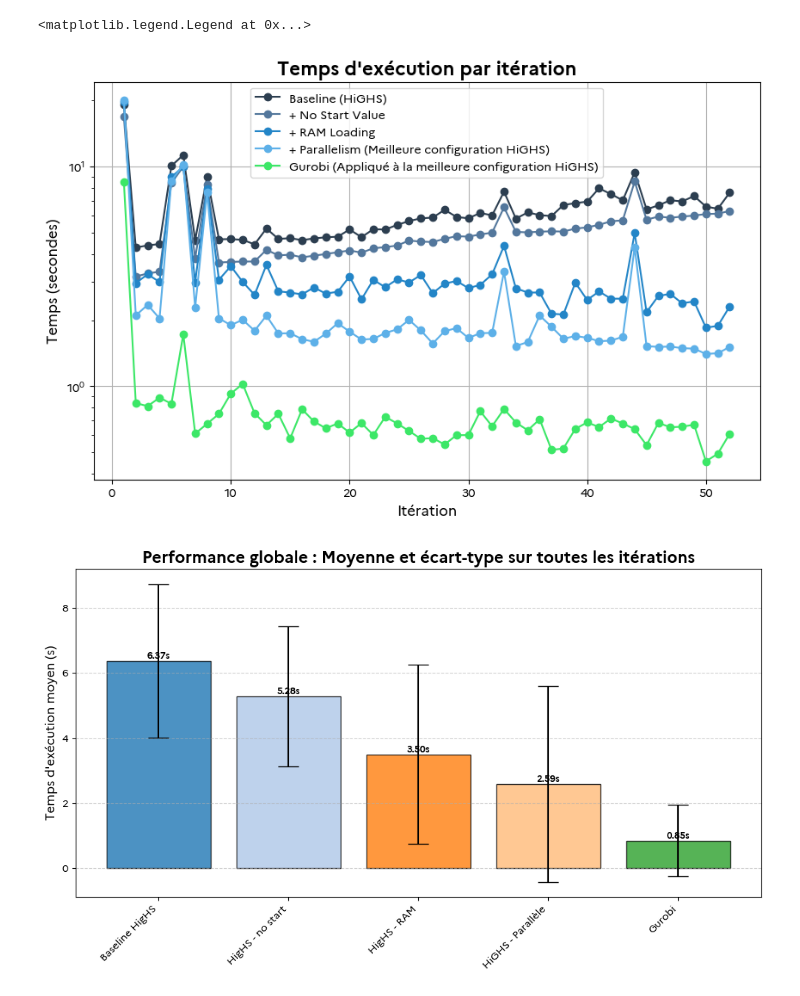
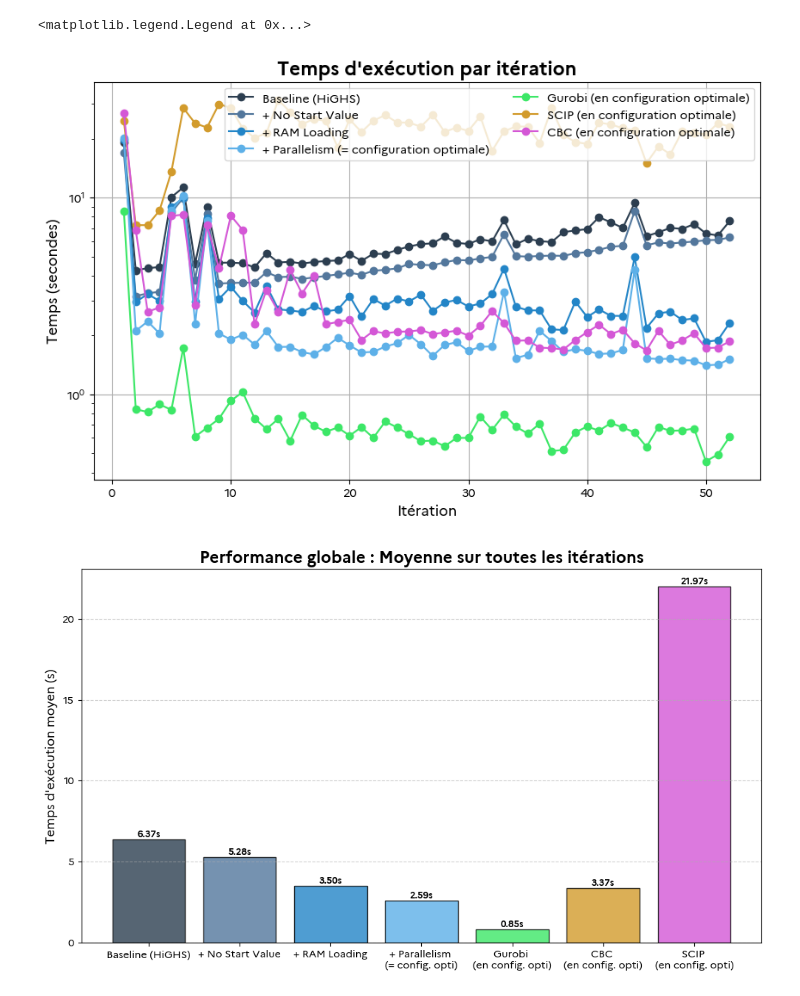
Before and after one commit to alextonon/ETE305_Optimization_Study, a Jupyter notebook: petit analyzer.ipynb, the cells around one changed output. Drawn from its saved outputs; the diff is of its cells as text; code cells hidden in the pictures.

```diff
--- a/petit analyzer.ipynb
+++ b/petit analyzer.ipynb
@@ -64,7 +64,8 @@ timing_2 = "results/timing_log5BB0587E_chargement_enRAM_au_début.csv"
 timing_3 = "results/timing_log_60193D33_ancienXlSX_laoding_sans_start_value.csv"
 timing_4 = "results/timing_log_D8B55459_Gurobi_sans_start_value_chargement_ram.csv"
 timing_5 = "results/timing_log45C8DE08_nouveaux_hyperparamètres_HiGHS_parallel.csv"
-timing_6 = "results/timing_logFF793A_HighS_best_windows.csv"
+timing_6 = "results/timing_logC3357B0B_SCIP sans autres param.csv"
+timing_7 = "results/timing_logF95D0526_CBC.csv"
 
 timing_df = pd.read_csv(timing_1, sep=";")
 timing_df_2 = pd.read_csv(timing_2, sep=";")
@@ -72,20 +73,23 @@ timing_df_3 = pd.read_csv(timing_3, sep=";")
 timing_df_4 = pd.read_csv(timing_4, sep=";")
 timing_df_5 = pd.read_csv(timing_5, sep=";")
 timing_df_6 = pd.read_csv(timing_6, sep=";")
+timing_7 = pd.read_csv(timing_7, sep=";")
 
 import matplotlib.pyplot as plt
 import numpy as np
 
 # Liste des DataFrames dans l'ordre de ta progression
-dfs = [timing_df, timing_df_3, timing_df_2, timing_df_5, timing_df_4, timing_df_6]
+dfs = [timing_df, timing_df_3, timing_df_2, timing_df_5, timing_df_4, timing_7, timing_df_6]
 
 # Labels qui expliquent l'incrément
 cumulative_labels = [
     "Baseline (HiGHS)",
     "+ No Start Value",
     "+ RAM Loading",
-    "+ Parallelism (OPTIMAL)",
-    "Gurobi (meilleure configuration HiGHS)",
+    "+ Parallelism (= configuration optimale)",
+    "Gurobi (en configuration optimale)",
+    "CBC (en configuration optimale)",
+        "SCIP (en configuration optimale)"
 ]
 # %%
 plt.figure(figsize=(10, 6))
@@ -95,7 +99,8 @@ color_palette = [
     "#2385c7", # + RAM
     "#5db0e8", # + Parallel (Le plus optimisé HiGHS)
     "#3ce767", # Gurobi (Rouge pour marquer le changement de moteur)
-    "#d29b2c"  # Windows (Gris pour l'aspect environnement différent)
+    "#d29b2c",  # Windows (Gris pour l'aspect environnement différent)
+    "#d457d6"
 ]
 
 for i, df in enumerate(dfs):
@@ -107,50 +112,52 @@ plt.xlabel("Itération")
 plt.ylabel("Temps (secondes)")
 plt.title("Temps d'exécution par itération")
 plt.yscale("log")  # Utilisation d'une échelle logarithmique pour mieux visualiser les différences
-plt.legend()
+plt.legend(loc="upper right",ncol=2)
 # %% [output]
 <matplotlib.legend.Legend at 0x...>
-[figure, old version]
+[figure, new version]
 # %%
 import matplotlib.pyplot as plt
 import numpy as np
 
 # Préparation des données
-labels = [
-    "Baseline HigHS",
-    "HigHS - no start",
-    "HigHS - RAM",
-    "HiGHS - Parallèle",
-    "Gurobi"
+cumulative_labels = [
+    "Baseline (HiGHS)",
+    "+ No Start Value",
+    "+ RAM Loading",
+    "+ Parallelism \n(= config. opti)",
+    "Gurobi \n(en config. opti)",
+        "CBC \n(en config. opti)",
+    "SCIP \n(en config. opti)",
+
 ]
-dfs = [timing_df, timing_df_3, timing_df_2, timing_df_5, timing_df_4]
+dfs = [timing_df, timing_df_3, timing_df_2, timing_df_5, timing_df_4, timing_7, timing_df_6]
 
 # Calcul des métriques
 means = [df["temps_secondes"].mean() for df in dfs]
 stds = [df["temps_secondes"].std() for df in dfs]
 
 # Tracé
 plt.figure(figsize=(10, 6))
-color_palette = plt.get_cmap("tab20").colors
-x_pos = np.arange(len(labels))
+x_pos = np.arange(len(cumulative_labels))
 
-bars = plt.bar(x_pos, means, yerr=stds, align='center',
-               alpha=0.8, color=color_palette[:len(labels)],
+bars = plt.bar(x_pos, means, align='center',
+               alpha=0.8, color=color_palette[:len(cumulative_labels)],
                capsize=10, edgecolor='black')
 
 # Personnalisation
 plt.ylabel('Temps d\'exécution moyen (s)')
-plt.xticks(x_pos, labels, rotation=45, ha="right")
-plt.title('Performance globale : Moyenne et écart-type sur toutes les itérations')
+plt.xticks(x_pos, cumulative_labels)
+plt.title('Performance globale : Moyenne sur toutes les itérations')
 plt.grid(axis='y', linestyle='--', alpha=0.6, which="both")
 
 # Optionnel : Ajout de la valeur textuelle au-dessus des barres
 for bar in bars:
     yval = bar.get_height()
     plt.text(bar.get_x() + bar.get_width()/2, yval, f'{yval:.2f}s',
              va='bottom', ha='center', fontsize=9, fontweight='bold')
 
 plt.tight_layout()
 plt.show()
 # %% [output]
-[figure, old version]
+[figure, new version]
```
